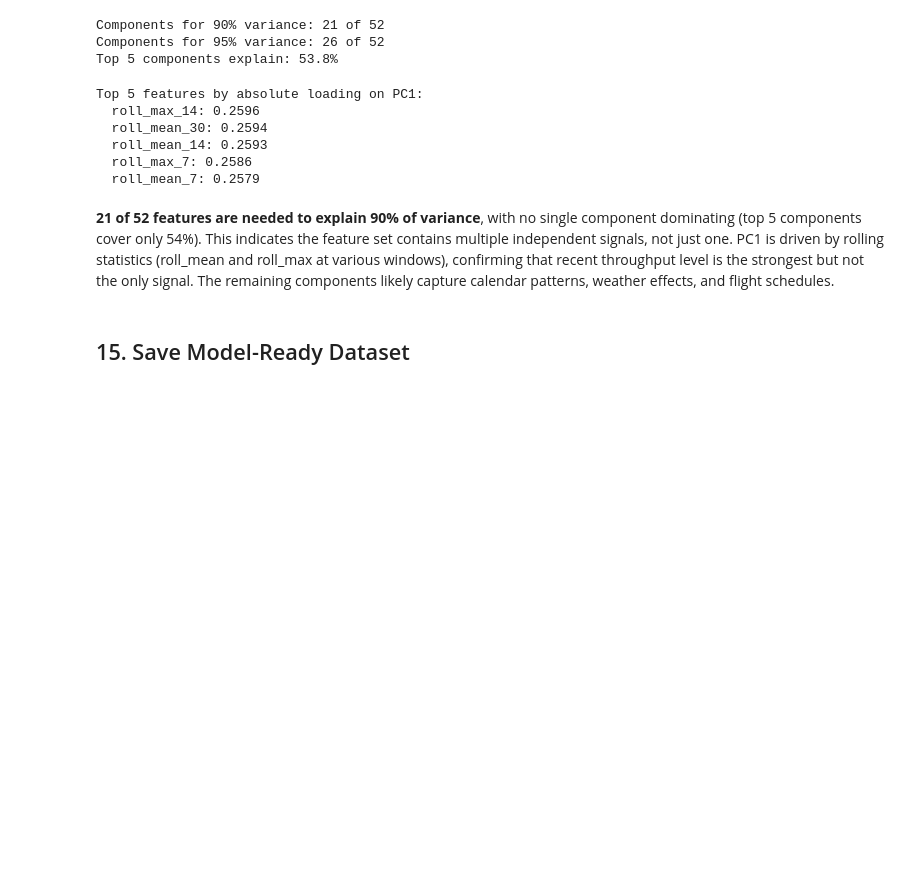
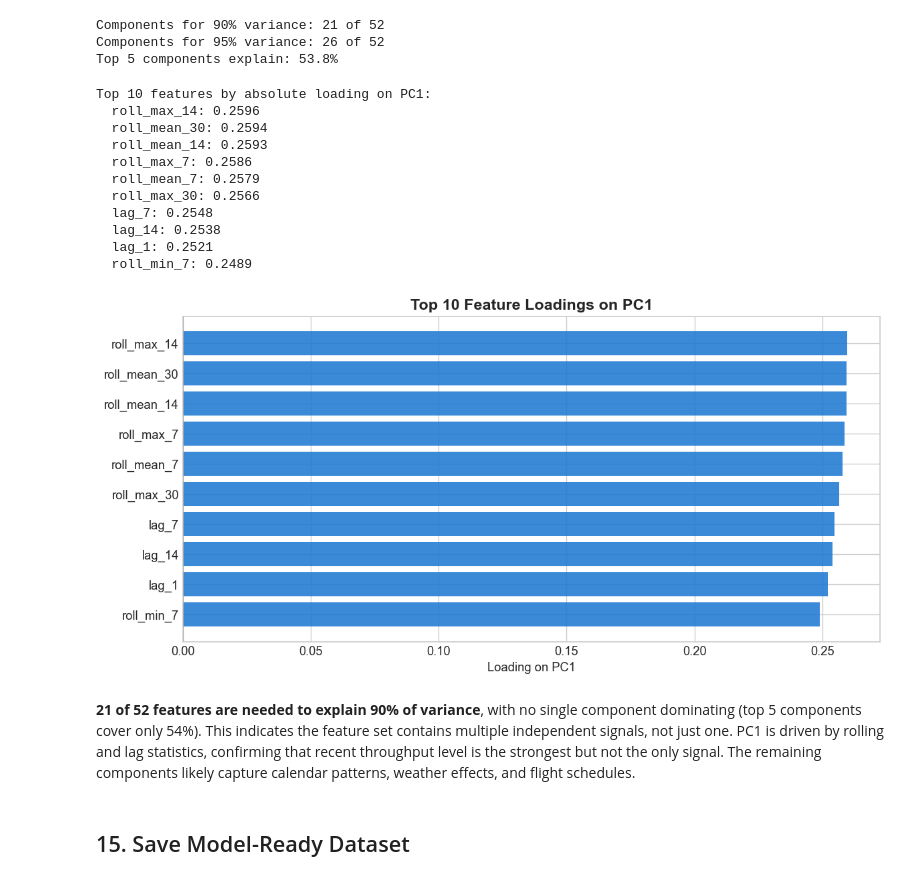
Before and after one commit to Arden-Zhu/jfk-passenger-forecasting, a Jupyter notebook: notebooks/02_feature_engineering.ipynb, the cells around one changed output. Drawn from its saved outputs; the diff is of its cells as text; code cells hidden in the pictures; blank space fills up the shorter version.

```diff
--- a/notebooks/02_feature_engineering.ipynb
+++ b/notebooks/02_feature_engineering.ipynb
@@ -589,19 +589,38 @@ Top 5 components explain: 53.8%
 # %%
 # Loadings for PC1
 loadings_pc1 = pd.Series(pca.components_[0], index=feature_set_B)
-top5 = loadings_pc1.abs().sort_values(ascending=False).head()
-print('Top 5 features by absolute loading on PC1:')
-for feat in top5.index:
+top10 = loadings_pc1.abs().sort_values(ascending=False).head(10)
+
+print('Top 10 features by absolute loading on PC1:')
+for feat in top10.index:
     print(f'  {feat}: {loadings_pc1[feat]:.4f}')
+
+# Visualize with actual (signed) values
+fig, ax = plt.subplots(figsize=(10, 5))
+top10_signed = loadings_pc1[top10.index].sort_values()
+colors = ['#D32F2F' if v < 0 else '#1976D2' for v in top10_signed.values]
+ax.barh(top10_signed.index, top10_signed.values, color=colors, alpha=0.85)
+ax.set_xlabel('Loading on PC1')
+ax.set_title('Top 10 Feature Loadings on PC1', fontsize=14, fontweight='bold')
+ax.axvline(0, color='black', lw=0.5)
+plt.tight_layout()
+plt.savefig(f'{FIGURES}/16_pca_pc1_loadings.png', dpi=150, bbox_inches='tight')
+plt.show()
 # %% [output]
-Top 5 features by absolute loading on PC1:
+Top 10 features by absolute loading on PC1:
   roll_max_14: 0.2596
   roll_mean_30: 0.2594
   roll_mean_14: 0.2593
   roll_max_7: 0.2586
   roll_mean_7: 0.2579
+  roll_max_30: 0.2566
+  lag_7: 0.2548
+  lag_14: 0.2538
+  lag_1: 0.2521
+  roll_min_7: 0.2489
+[figure, added]
 # %% [markdown]
- **21 of 52 features are needed to explain 90% of variance**, with no single component dominating (top 5 components cover only 54%). This indicates the feature set contains multiple independent signals, not just one. PC1 is driven by rolling statistics (roll_mean and roll_max at various windows), confirming that recent throughput level is the strongest but not the only signal. The remaining components likely capture calendar patterns, weather effects, and flight schedules.
+ **21 of 52 features are needed to explain 90% of variance**, with no single component dominating (top 5 components cover only 54%). This indicates the feature set contains multiple independent signals, not just one. PC1 is driven by rolling and lag statistics, confirming that recent throughput level is the strongest but not the only signal. The remaining components likely capture calendar patterns, weather effects, and flight schedules.
 # %% [markdown]
 ## 15. Save Model-Ready Dataset
 # %%
```
Also changed, not shown: parts of 2 cells of this notebook, 1 other file.
